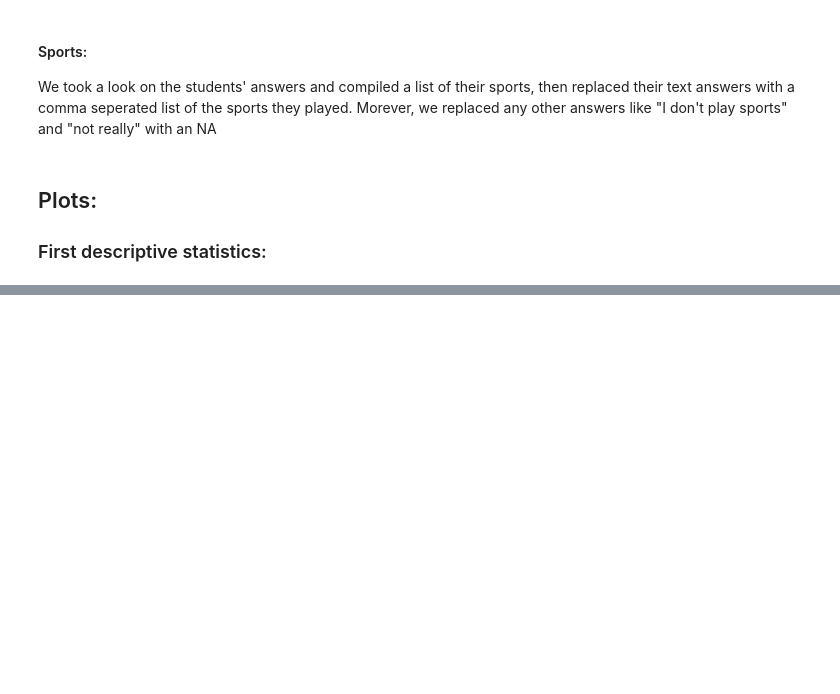
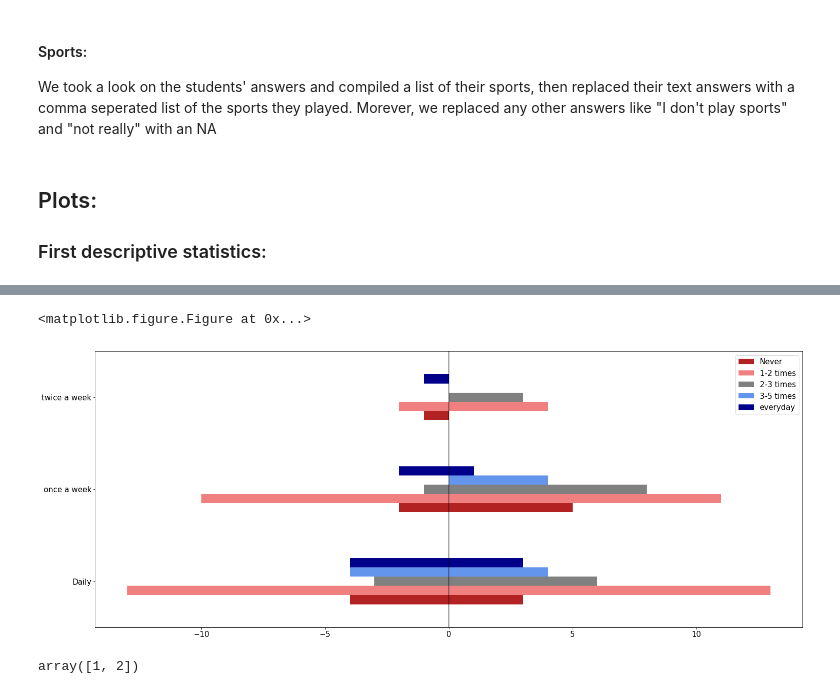
Before and after one commit to ahmedhagii/visual-analytics-project, a Jupyter notebook: visual-analytics-lab.ipynb, the cells around one changed output, grey strips where cells are left out. Cells and saved outputs as stored; diff of their text form; code cells hidden in the pictures; blank space fills up the shorter version.

Commit message:
horizontal barchart

```diff
--- a/visual-analytics-lab.ipynb
+++ b/visual-analytics-lab.ipynb
@@ -225,0 +208,48 @@ plt.show()
+# %%
+def horizontal_barchart(y_attribute, y_ticks, x_attribute, legend=[], legend_title='', plot_title=''):
+    plt.clf()
+    plt.rcParams['figure.figsize'] = (25,10)
+
+    x_axis_unique = data[x_attribute].round(decimals=1).dropna().unique()
+    x_axis_unique.sort()
+
+    y_axis_unique = data[y_attribute].round(decimals=1).dropna().unique()
+    y_axis_unique.sort()
+
+    ind = np.arange(len(x_axis_unique))    # the x locations for the groups
+    likert_colors = ['firebrick','lightcoral','grey','cornflowerblue', 'darkblue']
+    all_counts1 = []
+    all_counts2 = []
+    for i in xrange(len(y_axis_unique)):
+        y = y_axis_unique[i]
+        counts1 = []
+        counts2 = []
+        counts1 += [len(data.query('%s == %f & %s == %f & Gender == 1' % (x_attribute, x, y_attribute, y))) for x in x_axis_unique]
+        counts2 += [-len(data.query('%s == %f & %s == %f & Gender == 2' % (x_attribute, x, y_attribute, y))) for x in x_axis_unique]
+        all_counts1 += [counts1]
+        all_counts2 += [counts2]
+
+    xvalues = range(-30, 30, 5)
+    male_data = pd.DataFrame(all_counts1,
+                    columns=x_axis_unique,
+                    index=y_axis_unique)
+    ax = male_data.plot.barh(color=likert_colors, edgecolor='none', legend=False)
+
+    female_data = pd.DataFrame(all_counts2,
+                    columns=x_axis_unique,
+                    index=y_axis_unique)
+    female_data.plot.barh(color= likert_colors, edgecolor='none', ax = ax)
+
+    plt.legend(legend)
+    plt.yticks(range(len(y_ticks)), y_ticks)
+    plt.tick_params(axis='both', which='major', labelsize=15)
+
+    plt_legend = plt.legend(legend, title=legend_title, fontsize=15)
+    plt_legend.get_title().set_fontsize('15')
+    plt.axvline(x=0, color='black', alpha=0.6, linestyle='-')
+    plt.show()
+
+horizontal_barchart('exercise', ['Daily', 'once a week', 'twice a week'], 'eating_out', legend = ['Never', '1-2 times', '2-3 times', '3-5 times', 'everyday'])
+# %% [output]
+<matplotlib.figure.Figure at 0x...>
+[figure, added]
@@ -226,4 +258,14 @@ plt.show()
 # %%
 # [data.fav_cuisine_coded.tolist().count(i) for i in data.fav_cuisine_coded.unique()]
 # data.fav_cuisine_coded.value_counts()
-data.columns.tolist()
+# data.columns.tolist()
+
+
+GPA_mode = data.GPA.mode()
+
+class_data = data.loc[:, ['GPA', 'weight']]
+class_data.GPA = class_data.GPA.fillna(GPA_mode)
+
+data.vitamins.unique()
+# %% [output]
+array([1, 2])
```
Also changed, not shown: parts of 6 cells of this notebook.
